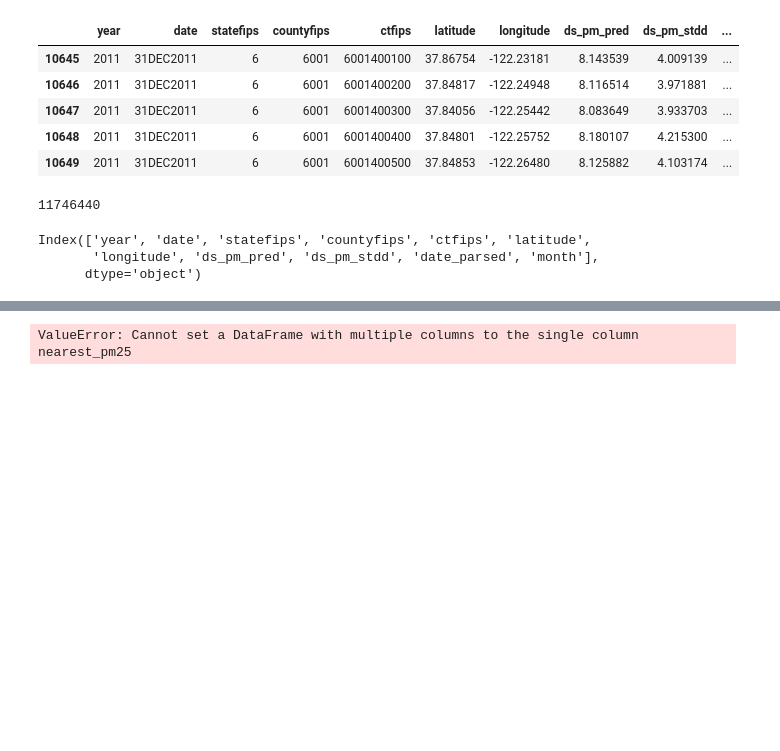
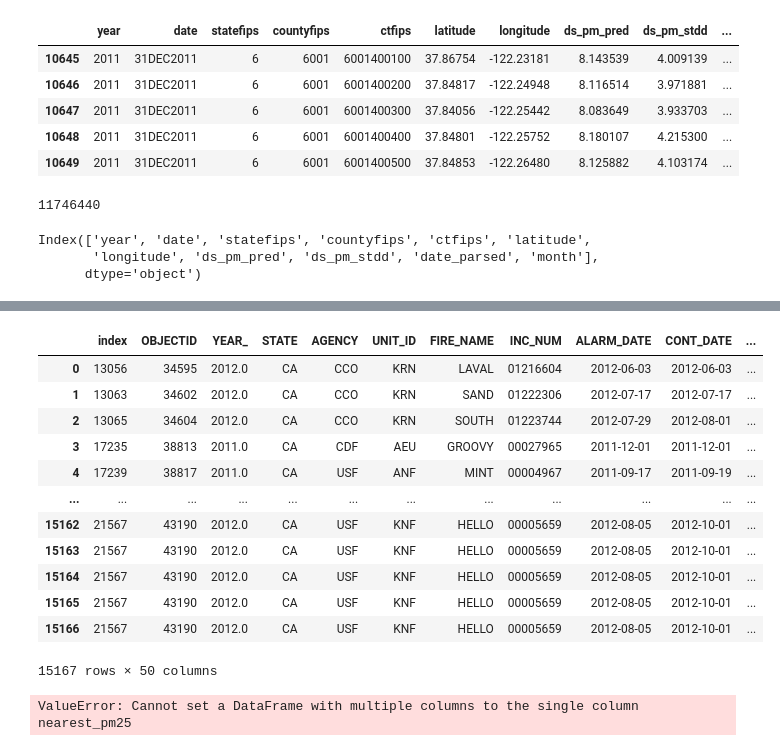
Before and after one commit to oTaira/emberalert, a Jupyter notebook: fireforce_V2.ipynb, the cells around one changed output, grey strips where cells are left out. Cells and saved outputs as stored; diff of their text form; code cells hidden in the pictures; blank space fills up the shorter version.

```diff
--- a/fireforce_V2.ipynb
+++ b/fireforce_V2.ipynb
@@ -447,0 +537,15 @@ pm25_geo
+# %%
+from shapely.geometry import Point
+
+counties = counties.to_crs("EPSG:4326")
+
+gdf = gpd.GeoDataFrame(
+    timed_df,
+    geometry=[Point(xy) for xy in zip(timed_df.longitude_right, timed_df.latitude_right)],
+    crs="EPSG:4326"  # Make sure to use the right Coordinate Reference System
+)
+
+if 'index_left' in gdf.columns or 'index_right' in gdf.columns:
+    gdf.rename(columns={'index_left': 'index_left_old', 'index_right': 'index_right_old'}, inplace=True)
+
+gdf = gpd.sjoin(gdf, counties, how="left", predicate='intersects')
@@ -447,0 +560,3 @@ pm25_geo
+# %%
+gdf['COUNTY_FIP'] = pd.to_numeric(gdf['COUNTY_FIP'], errors='coerce')
+gdf.columns
@@ -447,0 +574,3 @@ pm25_geo
+# %%
+pm_cali_avg['standard_fips'] = pm_cali_avg["countyfips"]-6000
+pm_cali_avg
@@ -448,3 +591,26 @@ pm25_geo
+# %%
+timed_avg = gdf.groupby(['year', 'month', 'COUNTY_FIP'])[["GIS_ACRES",'Shape__Area', 'Shape__Length', 'frp', 'bright_t31']].mean()
+
+timed_avg = gdf.reset_index()
+timed_avg.rename(columns={'COUNTY_FIP': 'countyfip'}, inplace=True)
+pm_cali_avg.rename(columns={'standard_fips': 'countyfip'}, inplace=True)
+# %%
+merged_avg = pd.merge(timed_avg, pm_cali_avg, on=['year', 'month', 'countyfip'], how='inner')
+merged_avg
+# %% [output]
+|  | index | OBJECTID | YEAR_ | STATE | AGENCY | UNIT_ID | FIRE_NAME | INC_NUM | ALARM_DATE | CONT_DATE | ... |
+| 0 | 13056 | 34595 | 2012.0 | CA | CCO | KRN | LAVAL | 01216604 | 2012-06-03 | 2012-06-03 | ... |
+| 1 | 13063 | 34602 | 2012.0 | CA | CCO | KRN | SAND | 01222306 | 2012-07-17 | 2012-07-17 | ... |
+| 2 | 13065 | 34604 | 2012.0 | CA | CCO | KRN | SOUTH | 01223744 | 2012-07-29 | 2012-08-01 | ... |
+| 3 | 17235 | 38813 | 2011.0 | CA | CDF | AEU | GROOVY | 00027965 | 2011-12-01 | 2011-12-01 | ... |
+| 4 | 17239 | 38817 | 2011.0 | CA | USF | ANF | MINT | 00004967 | 2011-09-17 | 2011-09-19 | ... |
+| ... | ... | ... | ... | ... | ... | ... | ... | ... | ... | ... | ... |
+| 15162 | 21567 | 43190 | 2012.0 | CA | USF | KNF | HELLO | 00005659 | 2012-08-05 | 2012-10-01 | ... |
+| 15163 | 21567 | 43190 | 2012.0 | CA | USF | KNF | HELLO | 00005659 | 2012-08-05 | 2012-10-01 | ... |
+| 15164 | 21567 | 43190 | 2012.0 | CA | USF | KNF | HELLO | 00005659 | 2012-08-05 | 2012-10-01 | ... |
+| 15165 | 21567 | 43190 | 2012.0 | CA | USF | KNF | HELLO | 00005659 | 2012-08-05 | 2012-10-01 | ... |
+| 15166 | 21567 | 43190 | 2012.0 | CA | USF | KNF | HELLO | 00005659 | 2012-08-05 | 2012-10-01 | ... |
+15167 rows × 50 columns
 # %%
 import geopandas as gpd
 from shapely.geometry import Point
```
Also changed, not shown: parts of 31 cells of this notebook.
